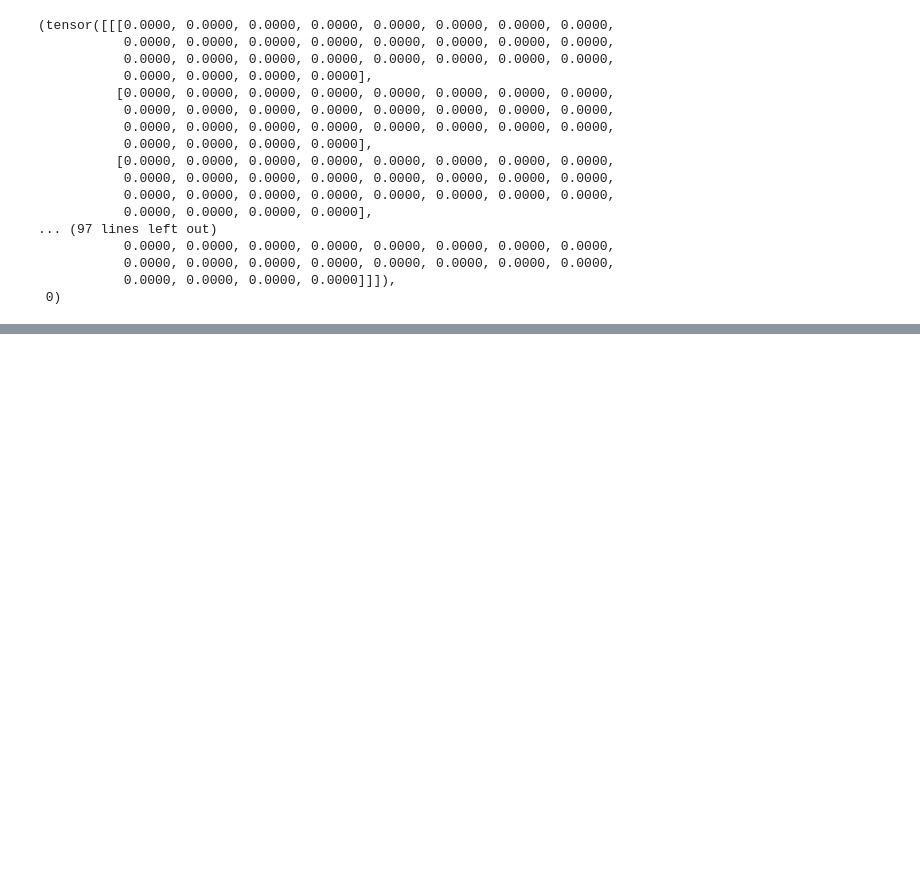
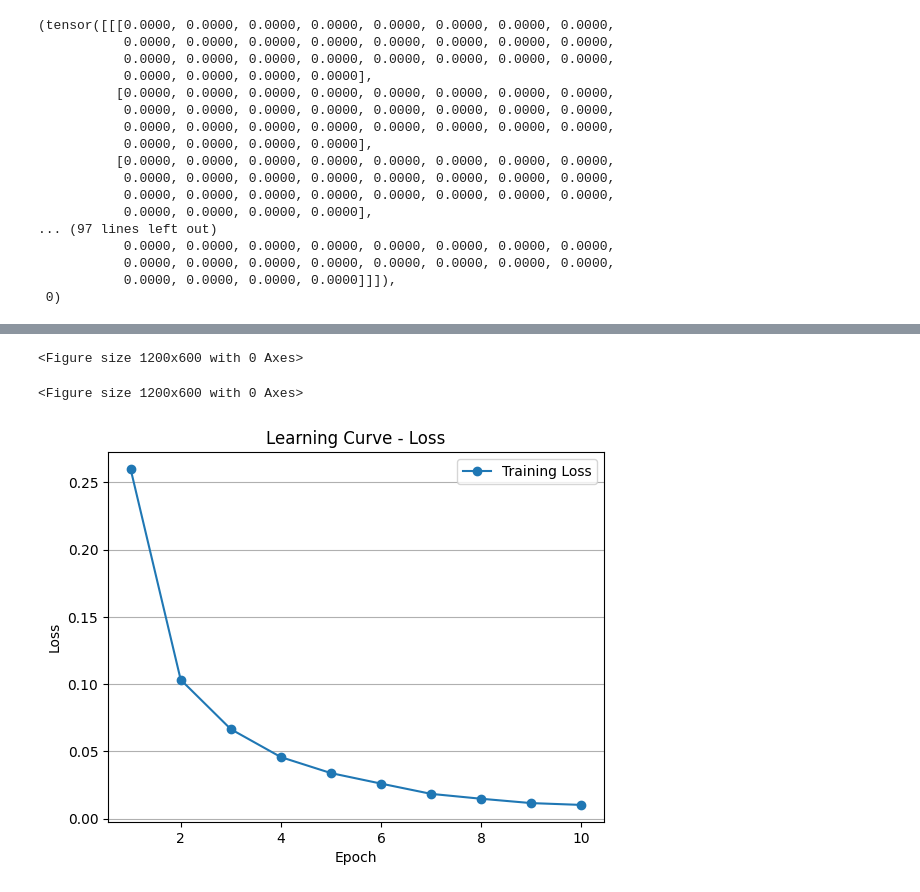
Before and after one commit to JFSOFML/USF_IEX_Git, a Jupyter notebook: NN/temp.ipynb, the cells around one changed output, grey strips where cells are left out. Cells and saved outputs as stored; diff of their text form; code cells hidden in the pictures; blank space fills up the shorter version.

```diff
--- a/NN/temp.ipynb
+++ b/NN/temp.ipynb
@@ -78,3 +78,29 @@ criterion = nn.CrossEntropyLoss() # BCEWithLogitsLoss could be used as well.
 # %%
 # Set the optimizer function (Brett used "Adam") # could use SGD as well.
 optimizer = optim.Adam(model.parameters(), lr=0.001)
+# %%
+train_losses = []
+train_accuracies = []
+for epoch in range(10):
+    model.train()  # Set the model to training mode
+    epoch_loss = 0
+    correct = 0
+    total = 0
+    for batch_idx, (data, target) in enumerate(train_loader):
+        optimizer.zero_grad()
+        output = model(data)
+        loss = criterion(output, target)
+        loss.backward()
+        optimizer.step()
+
+        epoch_loss += loss.item()
+        pred = output.argmax(dim=1)
+        correct += pred.eq(target).sum().item()
+        total += target.size(0)
+
+    epoch_loss /= len(train_loader)
+    accuracy = 100. * correct / total
+    train_losses.append(epoch_loss)
+    train_accuracies.append(accuracy)
+
+    print(f'Epoch {epoch}: Loss: {epoch_loss:.4f}, Accuracy: {accuracy:.2f}%')
@@ -121,0 +148,18 @@ Test Loss: 0.0012, Accuracy: 98.03%
+# %%
+epochs = range(1, 11)  # 1 to 10
+
+plt.figure(figsize=(12, 6))
+# %% [output]
+<Figure size 1200x600 with 0 Axes>
+<Figure size 1200x600 with 0 Axes>
+# %%
+# Loss Chart
+plt.subplot(1, 1, 1)
+plt.plot(epochs, train_losses, label='Training Loss', marker='o')
+plt.title('Learning Curve - Loss')
+plt.xlabel('Epoch')
+plt.ylabel('Loss')
+plt.legend()
+plt.grid(axis='y')
+# %% [output]
+[figure, added]
```
Also changed, not shown: parts of 4 cells of this notebook, 4 other files.
